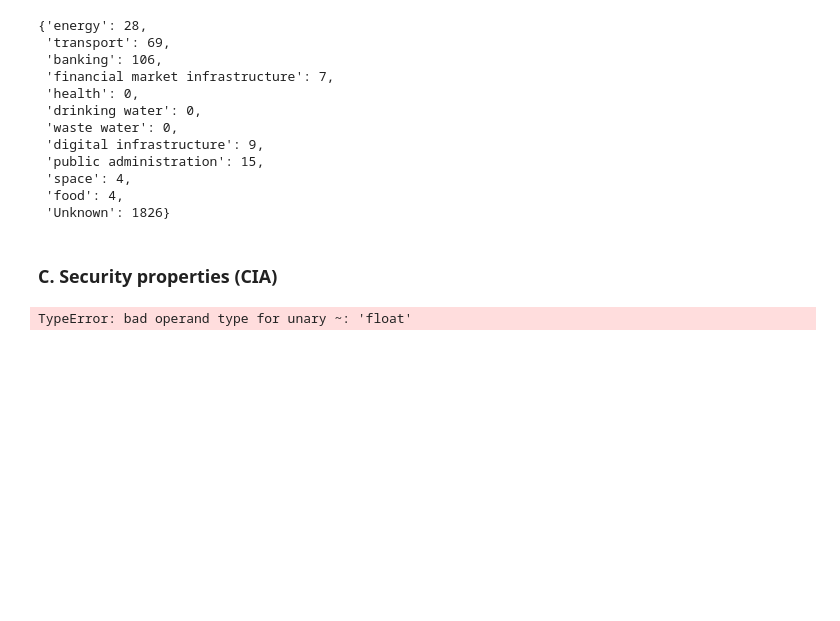
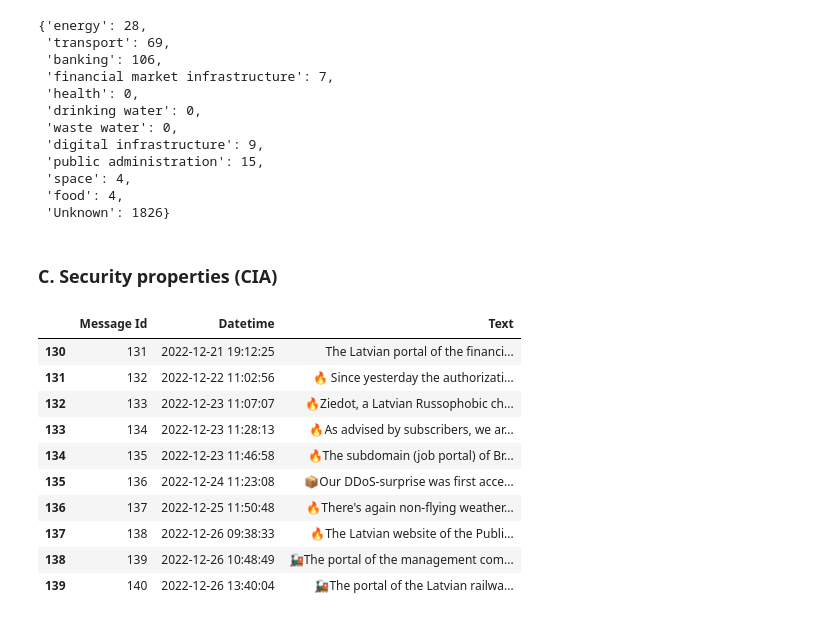
Before and after one commit to krusand/Threat-analysis-of-hacktivist-attacks-on-EU-infrastructure, a Jupyter notebook: threat_analysis.ipynb, the cells around one changed output. Drawn from its saved outputs; the diff is of its cells as text; code cells hidden in the pictures; blank space fills up the shorter version.

Commit message:
trimmed messages according to regex pattern

```diff
--- a/threat_analysis.ipynb
+++ b/threat_analysis.ipynb
@@ -99,10 +95,16 @@ df = pd.read_csv("data/hacktivist_messages.csv", sep=";")
-# %%
-# Regular expression pattern to match
-pattern = re.compile(r'❌https:\/\/check-host', re.UNICODE)
-
-# Filter rows where 'text' column contains the pattern
-filtered_df = df[~df['Text'].str.contains(pattern, regex=True)]
-
-print(filtered_df)
-# %% [output]
-TypeError: bad operand type for unary ~: 'float'
+# %%
+# loading in the dataset and viewing some messages containing redundant information in the end
+df = pd.read_csv("data/hacktivist_messages.csv", sep=";")
+df[130:140]
+# %% [output]
+|  | Message Id | Datetime | Text |
+| 130 | 131 | 2022-12-21 19:12:25 | The Latvian portal of the financi... |
+| 131 | 132 | 2022-12-22 11:02:56 | 🔥 Since yesterday the authorizati... |
+| 132 | 133 | 2022-12-23 11:07:07 | 🔥Ziedot, a Latvian Russophobic ch... |
+| 133 | 134 | 2022-12-23 11:28:13 | 🔥As advised by subscribers, we ar... |
+| 134 | 135 | 2022-12-23 11:46:58 | 🔥The subdomain (job portal) of Br... |
+| 135 | 136 | 2022-12-24 11:23:08 | 📦Our DDoS-surprise was first acce... |
+| 136 | 137 | 2022-12-25 11:50:48 | 🔥There's again non-flying weather... |
+| 137 | 138 | 2022-12-26 09:38:33 | 🔥The Latvian website of the Publi... |
+| 138 | 139 | 2022-12-26 10:48:49 | 🚂The portal of the management com... |
+| 139 | 140 | 2022-12-26 13:40:04 | 🚂The portal of the Latvian railwa... |
```
Also changed, not shown: parts of 3 cells of this notebook, 1 other file.
